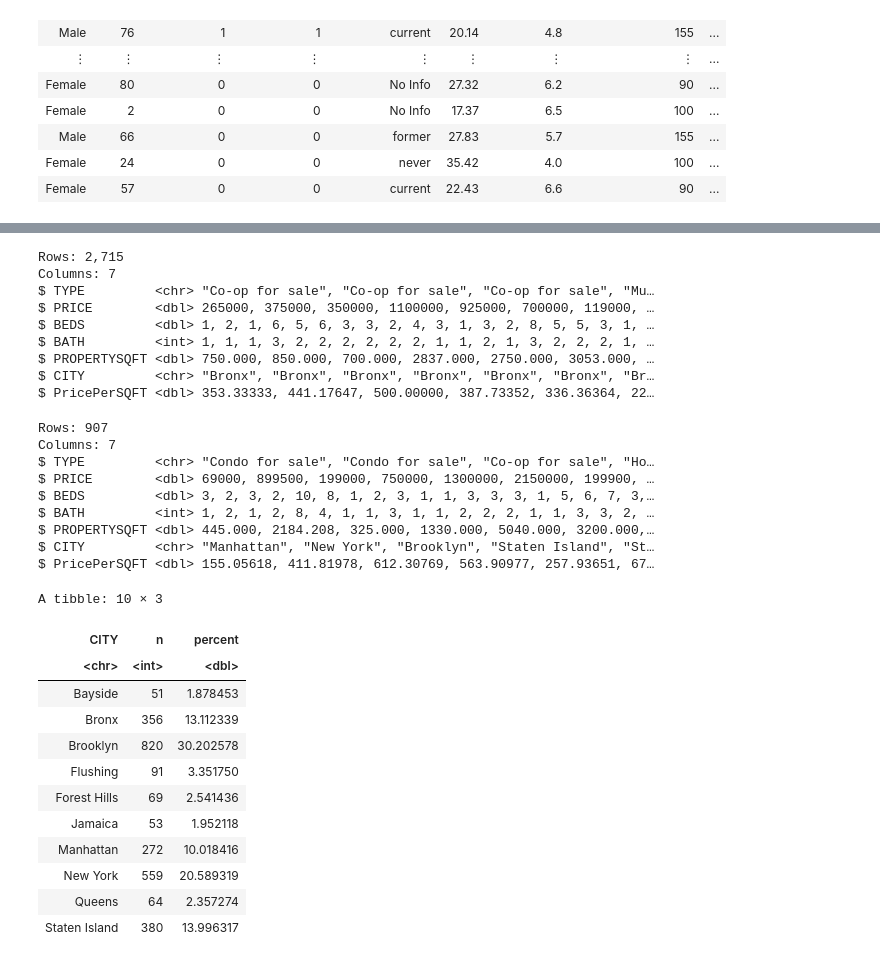
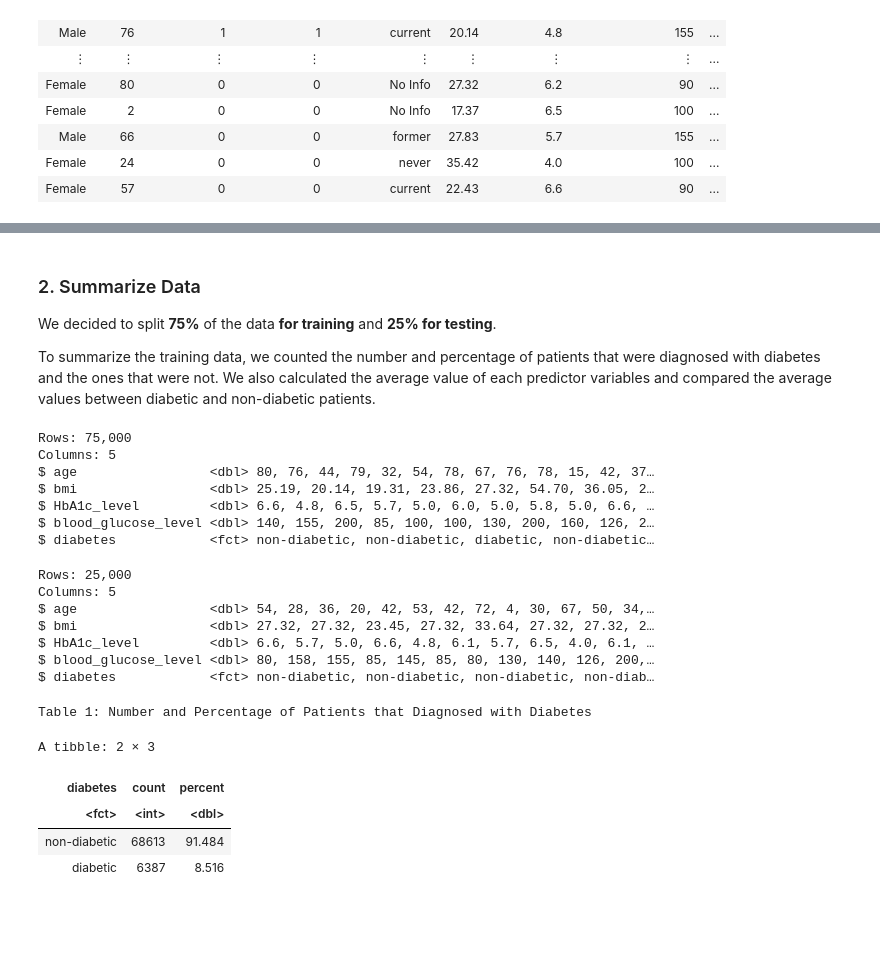
Before and after one commit to aikosumarno/dsci-100-2023w2-group-21, a Jupyter notebook: group_project_proposal.ipynb, the cells around one changed output, grey strips where cells are left out. Cells and saved outputs as stored; diff of their text form; code cells hidden in the pictures; blank space fills up the shorter version.

Commit message:
Summarize and visualize data

```diff
--- a/group_project_proposal.ipynb
+++ b/group_project_proposal.ipynb
@@ -45,7 +59,7 @@ A spec_tbl_df: 100000 × 9
 # %%
 diabetes <- diabetes |>
               mutate(diabetes = as_factor(diabetes)) |>
-              mutate(diabetes = fct_recode(diabetes, "yes" = "1", "no" = "0")) |>
+              mutate(diabetes = fct_recode(diabetes, "diabetic" = "1", "non-diabetic" = "0")) |>
               mutate(hypertension = as_factor(hypertension)) |>
               mutate(hypertension = fct_recode(hypertension, "yes" = "1", "no" = "0")) |>
               mutate(heart_disease = as_factor(heart_disease)) |>
@@ -218,45 +102,45 @@ ny_housing_test <- testing(ny_housing_split)
+# %% [markdown]
+### 2. Summarize Data
+
+We decided to split **75%** of the data **for training** and **25% for testing**.
+
+To summarize the training data, we counted the number and percentage of patients that were diagnosed with diabetes and the ones that were not. We also calculated the average value of each predictor variables and compared the average values between diabetic and non-diabetic patients.
+# %%
+diabetes_split <- initial_split(diabetes_tidy, prop = 0.75, strata = diabetes)
+diabetes_training <- training(diabetes_split)
+diabetes_testing <- testing(diabetes_split)
 # %%
-glimpse(ny_housing_train)
+glimpse(diabetes_training)
 # %% [output]
-Rows: 2,715
-Columns: 7
-$ TYPE         <chr> "Co-op for sale", "Co-op for sale", "Co-op for sale", "Mu…
-$ PRICE        <dbl> 265000, 375000, 350000, 1100000, 925000, 700000, 119000, …
-$ BEDS         <dbl> 1, 2, 1, 6, 5, 6, 3, 3, 2, 4, 3, 1, 3, 2, 8, 5, 5, 3, 1, …
-$ BATH         <int> 1, 1, 1, 3, 2, 2, 2, 2, 2, 2, 1, 1, 2, 1, 3, 2, 2, 2, 1, …
-$ PROPERTYSQFT <dbl> 750.000, 850.000, 700.000, 2837.000, 2750.000, 3053.000, …
-$ CITY         <chr> "Bronx", "Bronx", "Bronx", "Bronx", "Bronx", "Bronx", "Br…
-$ PricePerSQFT <dbl> 353.33333, 441.17647, 500.00000, 387.73352, 336.36364, 22…
+Rows: 75,000
+Columns: 5
+$ age                 <dbl> 80, 76, 44, 79, 32, 54, 78, 67, 76, 78, 15, 42, 37…
+$ bmi                 <dbl> 25.19, 20.14, 19.31, 23.86, 27.32, 54.70, 36.05, 2…
+$ HbA1c_level         <dbl> 6.6, 4.8, 6.5, 5.7, 5.0, 6.0, 5.0, 5.8, 5.0, 6.6, …
+$ blood_glucose_level <dbl> 140, 155, 200, 85, 100, 100, 130, 200, 160, 126, 2…
+$ diabetes            <fct> non-diabetic, non-diabetic, diabetic, non-diabetic…
 # %%
-glimpse(ny_housing_test)
+glimpse(diabetes_testing)
 # %% [output]
-Rows: 907
-Columns: 7
-$ TYPE         <chr> "Condo for sale", "Condo for sale", "Co-op for sale", "Ho…
-$ PRICE        <dbl> 69000, 899500, 199000, 750000, 1300000, 2150000, 199900, …
-$ BEDS         <dbl> 3, 2, 3, 2, 10, 8, 1, 2, 3, 1, 1, 3, 3, 3, 1, 5, 6, 7, 3,…
-$ BATH         <int> 1, 2, 1, 2, 8, 4, 1, 1, 3, 1, 1, 2, 2, 2, 1, 1, 3, 3, 2, …
-$ PROPERTYSQFT <dbl> 445.000, 2184.208, 325.000, 1330.000, 5040.000, 3200.000,…
-$ CITY         <chr> "Manhattan", "New York", "Brooklyn", "Staten Island", "St…
-$ PricePerSQFT <dbl> 155.05618, 411.81978, 612.30769, 563.90977, 257.93651, 67…
+Rows: 25,000
+Columns: 5
+$ age                 <dbl> 54, 28, 36, 20, 42, 53, 42, 72, 4, 30, 67, 50, 34,…
+$ bmi                 <dbl> 27.32, 27.32, 23.45, 27.32, 33.64, 27.32, 27.32, 2…
+$ HbA1c_level         <dbl> 6.6, 5.7, 5.0, 6.6, 4.8, 6.1, 5.7, 6.5, 4.0, 6.1, …
+$ blood_glucose_level <dbl> 80, 158, 155, 85, 145, 85, 80, 130, 140, 126, 200,…
+$ diabetes            <fct> non-diabetic, non-diabetic, non-diabetic, non-diab…
 # %%
-city_proportions <- ny_housing_train |>
-                      group_by(CITY) |>
-                      summarize(n = n()) |>
-                      mutate(percent = 100*n/nrow(ny_housing_train))
+cat("Table 1: Number and Percentage of Patients that Diagnosed with Diabetes\n")
+diabetes_proportions <- diabetes_training |>
+                          group_by(diabetes) |>
+                          summarize(count = n()) |>
+                          mutate(percent = 100*count/nrow(diabetes_training))
 
-city_proportions
+diabetes_proportions
 # %% [output]
-A tibble: 10 × 3
+Table 1: Number and Percentage of Patients that Diagnosed with Diabetes
+A tibble: 2 × 3
-| CITY | n | percent |
-| <chr> | <int> | <dbl> |
-| Bayside | 51 | 1.878453 |
-| Bronx | 356 | 13.112339 |
-| Brooklyn | 820 | 30.202578 |
-| Flushing | 91 | 3.351750 |
-| Forest Hills | 69 | 2.541436 |
-| Jamaica | 53 | 1.952118 |
-| Manhattan | 272 | 10.018416 |
-| New York | 559 | 20.589319 |
-| Queens | 64 | 2.357274 |
-| Staten Island | 380 | 13.996317 |
+| diabetes | count | percent |
+| <fct> | <int> | <dbl> |
+| non-diabetic | 68613 | 91.484 |
+| diabetic | 6387 | 8.516 |
```
Also changed, not shown: parts of 22 cells of this notebook, 1 other file.
